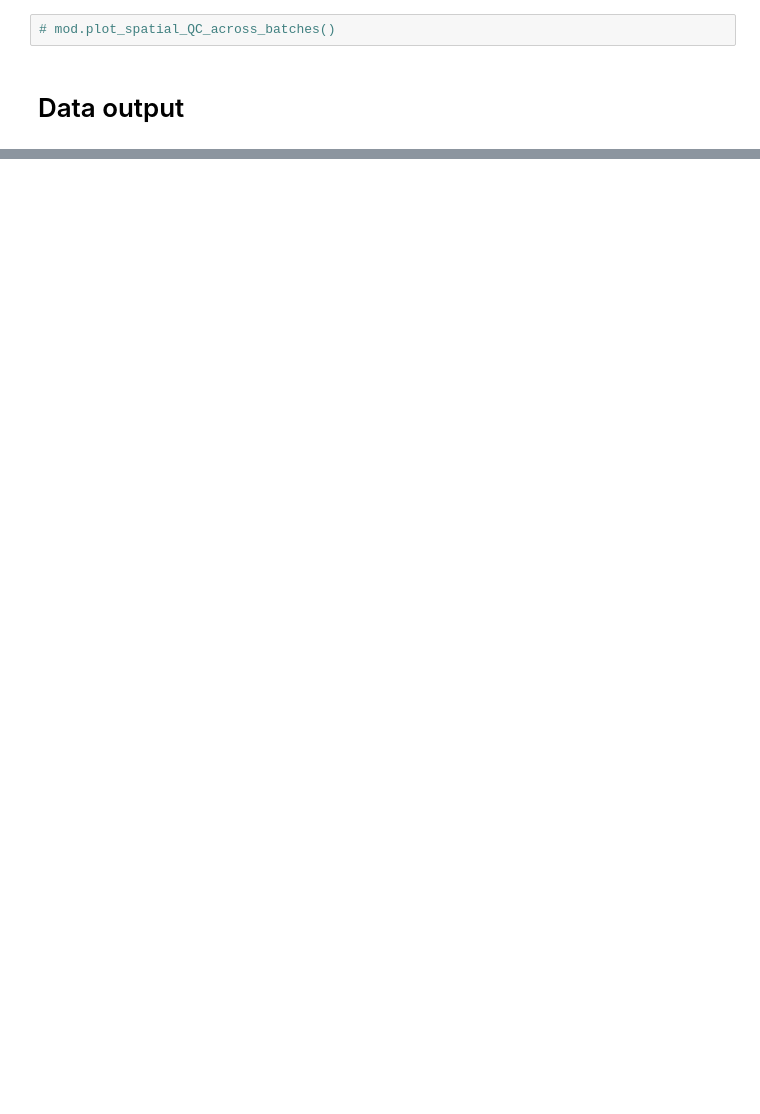
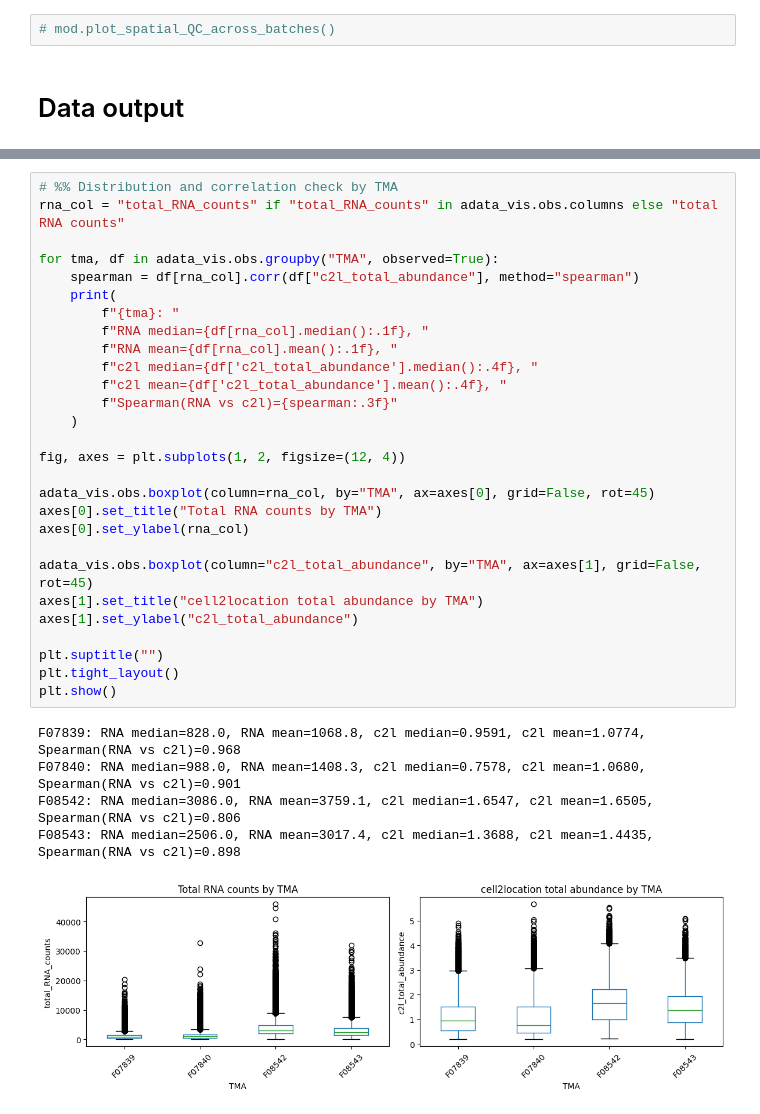
Before and after one commit to Li-Lab-COH/Spatial_CAR_T, a Jupyter notebook: CellTypeAnnotation/Spatial_Mapping.ipynb, the cells around one changed output, grey strips where cells are left out. Saved outputs shown, nothing was run; the diff lists cells and outputs as text; blank space fills up the shorter version.

```diff
--- a/CellTypeAnnotation/Spatial_Mapping.ipynb
+++ b/CellTypeAnnotation/Spatial_Mapping.ipynb
@@ -370,0 +354,34 @@ qc_summary
+# %%
+# %% Distribution and correlation check by TMA
+rna_col = "total_RNA_counts" if "total_RNA_counts" in adata_vis.obs.columns else "total RNA counts"
+
+for tma, df in adata_vis.obs.groupby("TMA", observed=True):
+    spearman = df[rna_col].corr(df["c2l_total_abundance"], method="spearman")
+    print(
+        f"{tma}: "
+        f"RNA median={df[rna_col].median():.1f}, "
+        f"RNA mean={df[rna_col].mean():.1f}, "
+        f"c2l median={df['c2l_total_abundance'].median():.4f}, "
+        f"c2l mean={df['c2l_total_abundance'].mean():.4f}, "
+        f"Spearman(RNA vs c2l)={spearman:.3f}"
+    )
+
+fig, axes = plt.subplots(1, 2, figsize=(12, 4))
+
+adata_vis.obs.boxplot(column=rna_col, by="TMA", ax=axes[0], grid=False, rot=45)
+axes[0].set_title("Total RNA counts by TMA")
+axes[0].set_ylabel(rna_col)
+
+adata_vis.obs.boxplot(column="c2l_total_abundance", by="TMA", ax=axes[1], grid=False, rot=45)
+axes[1].set_title("cell2location total abundance by TMA")
+axes[1].set_ylabel("c2l_total_abundance")
+
+plt.suptitle("")
+plt.tight_layout()
+plt.show()
+# %% [output]
+F07839: RNA median=828.0, RNA mean=1068.8, c2l median=0.9591, c2l mean=1.0774, Spearman(RNA vs c2l)=0.968
+F07840: RNA median=988.0, RNA mean=1408.3, c2l median=0.7578, c2l mean=1.0680, Spearman(RNA vs c2l)=0.901
+F08542: RNA median=3086.0, RNA mean=3759.1, c2l median=1.6547, c2l mean=1.6505, Spearman(RNA vs c2l)=0.806
+F08543: RNA median=2506.0, RNA mean=3017.4, c2l median=1.3688, c2l mean=1.4435, Spearman(RNA vs c2l)=0.898
+[figure, added]
```
Also changed, not shown: parts of 8 cells of this notebook, 3 other files.
